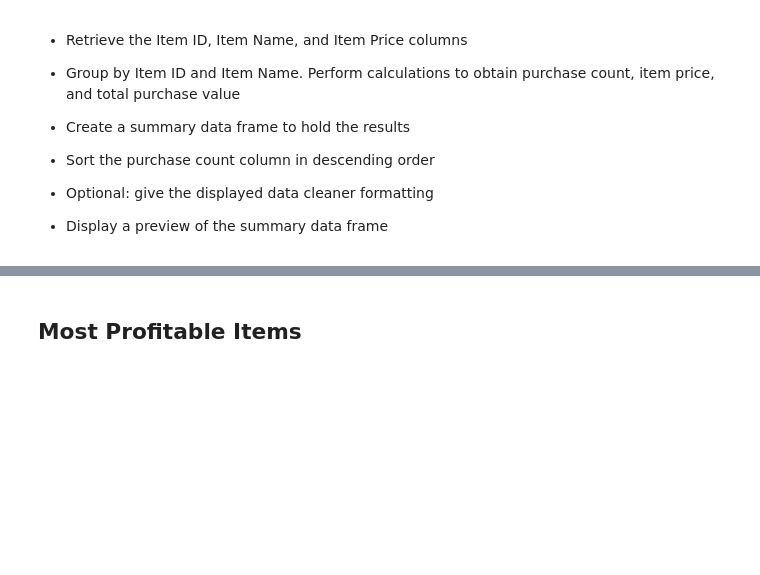
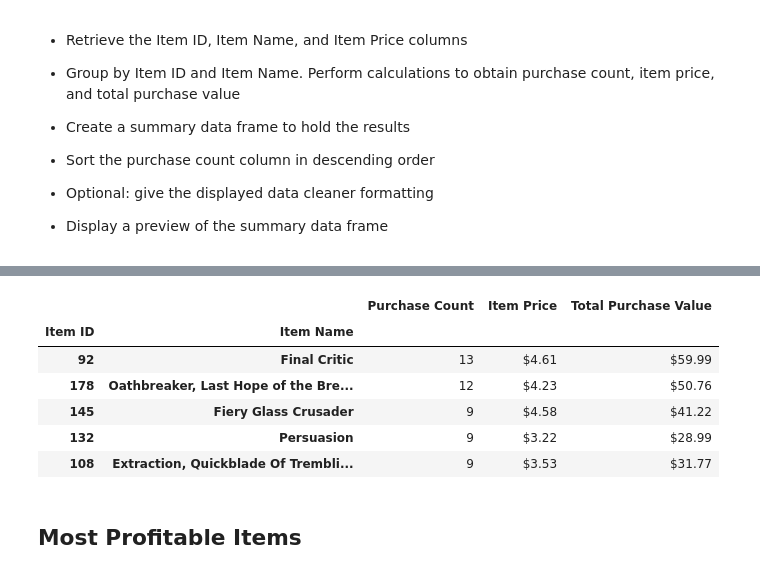
Before and after one commit to kurryculum/pandas-challenge, a Jupyter notebook: pandas-challenge/Instructions/HeroesOfPymoli/HeroesOfPymoli_starter.ipynb, the cells around one changed output, grey strips where cells are left out. Drawn from its saved outputs; the diff is of its cells as text; code cells hidden in the pictures; blank space fills up the shorter version.

```diff
--- a/pandas-challenge/Instructions/HeroesOfPymoli/HeroesOfPymoli_starter.ipynb
+++ b/pandas-challenge/Instructions/HeroesOfPymoli/HeroesOfPymoli_starter.ipynb
@@ -248,8 +268,8 @@ See the caveats in the documentation: https://pandas.pydata.org/pandas-docs/stab
 
 * Display the summary data frame
 # %%
-bin = [0,10,15,20,25,30,35,40,45,50]
-label_names= ["<10","10-14","15-19","20-24","25-29","30-34","35-39","40-44","40+"]
+bin = [0,9,14,19,24,29,34,39,46]
+label_names= ["<10","10-14","15-19","20-24","25-29","30-34","35-39","40+"]
 # %%
 purchase_data_df["Age Ranges"]=pd.cut(purchase_data_df["Age"],bin,labels=label_names)
 data_df=purchase_data_df.groupby("Age Ranges")
@@ -358,20 +430,28 @@ df.head()
 # %%
 grouped_df1 = purchase_data_df.groupby(['Item ID','Item Name'])
 grouped_df1
 purchase = grouped_df1["Price"].sum()
+purchase_count = grouped_df1["Purchase ID"].count()
+purchase_price = grouped_df1["Price"].mean()
 
-purchase_count = grouped_df1["Purchase ID"].count()
 
-purchase_price = grouped_df1["Price"].mean()
 
 purchase_data = pd.DataFrame({"Purchase Count": purchase_count,"Item Price": purchase_price,
                              "Total Purchase Value": purchase})
 
-
-
+purchase_data["Item Price"]=purchase_data["Item Price"].map("${:.2f}".format)
+purchase_data["Total Purchase Value"]=purchase_data["Total Purchase Value"].map("${:.2f}".format)
 
 purchase_data = purchase_data.sort_values(["Purchase Count"], ascending = False)
 purchase_data.head()
+# %% [output]
+|  |  | Purchase Count | Item Price | Total Purchase Value |
+| Item ID | Item Name |  |  |  |
+| 92 | Final Critic | 13 | $4.61 | $59.99 |
+| 178 | Oathbreaker, Last Hope of the Bre... | 12 | $4.23 | $50.76 |
+| 145 | Fiery Glass Crusader | 9 | $4.58 | $41.22 |
+| 132 | Persuasion | 9 | $3.22 | $28.99 |
+| 108 | Extraction, Quickblade Of Trembli... | 9 | $3.53 | $31.77 |
 # %% [markdown]
 ## Most Profitable Items
 # %% [markdown]
```
Also changed, not shown: parts of 19 cells of this notebook.
